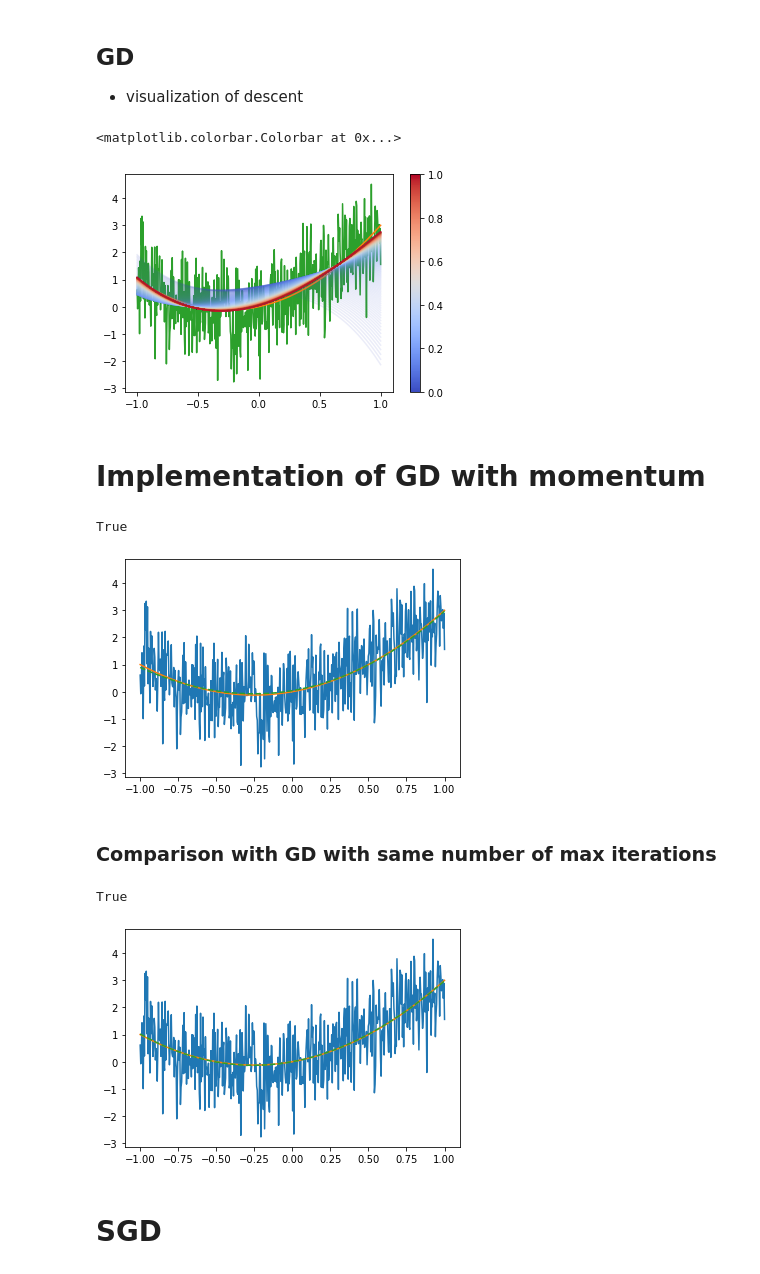
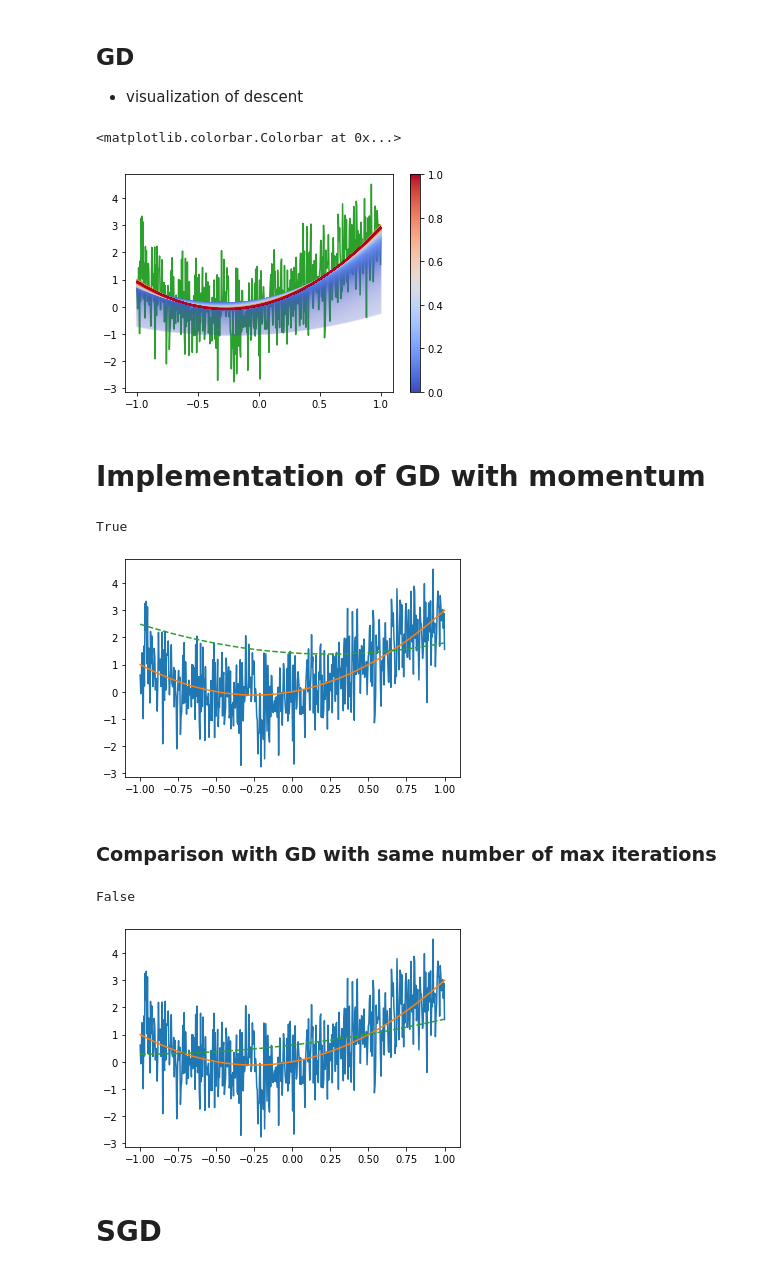
Before and after one commit to johanage/ada_ml_project2, a Jupyter notebook: project2_nb_optimization_methods_verification.ipynb, the cells around one changed output. Cells and saved outputs as stored; diff of their text form; code cells hidden in the pictures.

```diff
--- a/project2_nb_optimization_methods_verification.ipynb
+++ b/project2_nb_optimization_methods_verification.ipynb
@@ -67,49 +67,49 @@ plt.legend()
 - visualization of descent
 # %%
 from project2.optimization import grad_desc
-thetas, bconv = grad_desc(X, y, cost_OLS, eta = 1e-4, check_conv=True, tol=1e-3, store_thetas=True)
+thetas, bconv = grad_desc(X, y, cost_OLS, eta = 1e-2, check_conv=True, tol=1e-4, store_thetas=True)
 # %%
 from matplotlib.cm import ScalarMappable
 from matplotlib.colors import Normalize
 cmap = plt.cm.coolwarm
 norm = Normalize(vmin=0, vmax=1)
 sm = ScalarMappable(norm=norm, cmap=cmap)
 
-ind_last = len(thetas[~np.isnan(thetas)])//4
-theta_last = thetas[~np.isnan(thetas)].reshape((ind_last,4))[-1]
+ind_last = len(thetas[~np.isnan(thetas)])//3
+theta_last = thetas[~np.isnan(thetas)].reshape((ind_last,3))[-1]
 plt.plot(x, ynoisy, "C2")
 plt.plot(x, y, "C1")
 plt.plot(x, X @ theta_last, ls='--')
 [plt.plot(x, X @ thetas[i],
           color = cmap(np.linspace(0,1,ind_last))[i],
           alpha = 0.1) for i in range(ind_last)]
 plt.colorbar(sm)
 # %% [output]
 <matplotlib.colorbar.Colorbar at 0x...>
-[figure, old version]
+[figure, new version]
 # %% [markdown]
 # Implementation of GD with momentum
 # %%
 from project2.optimization import grad_desc_mom
-theta, bconv = grad_desc_mom(X, y, cost_OLS, eta = 1e-4, delta = 1e-1, check_conv=True, tol=1e-3, max_iter = 500)
+theta, bconv = grad_desc_mom(X, y, cost_OLS, eta = 1e-3, delta = 1e-8, check_conv=True, tol=1e-3, max_iter = 5000)
 plt.plot(x, ynoisy)
 plt.plot(x, y)
 plt.plot(x, X @ theta, ls='--')
 bconv
 # %% [output]
 True
-[figure, old version]
+[figure, new version]
 # %% [markdown]
 ### Comparison with GD with same number of max iterations
 # %%
-theta, bconv = grad_desc(X, y, cost_OLS, eta = 1e-4, check_conv=True, tol=1e-4, max_iter = 5000)
+theta, bconv = grad_desc(X, y, cost_OLS, eta = 1e-3, check_conv=True, tol=1e-4, max_iter = 5000)
 plt.plot(x, ynoisy)
 plt.plot(x, y)
 plt.plot(x, X @ theta, ls='--')
 bconv
 # %% [output]
-True
+False
-[figure, old version]
+[figure, new version]
 # %% [markdown]
 # SGD
 # %%
```
Also changed, not shown: parts of 8 cells of this notebook, 15 other files.
